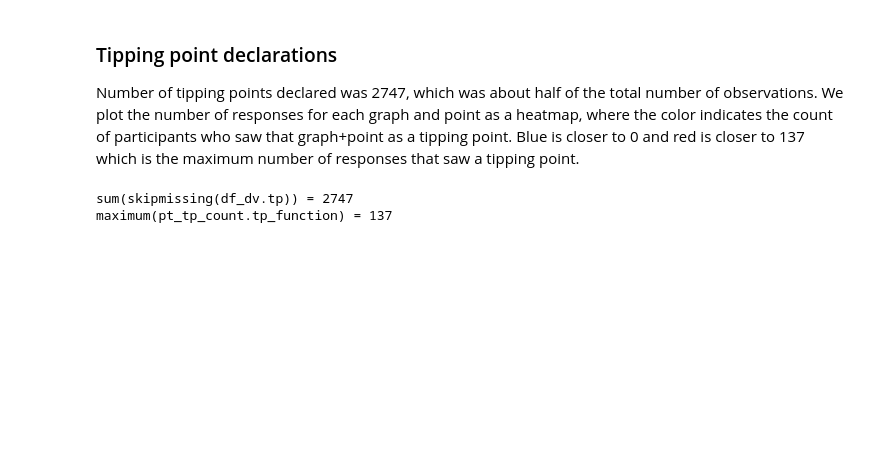
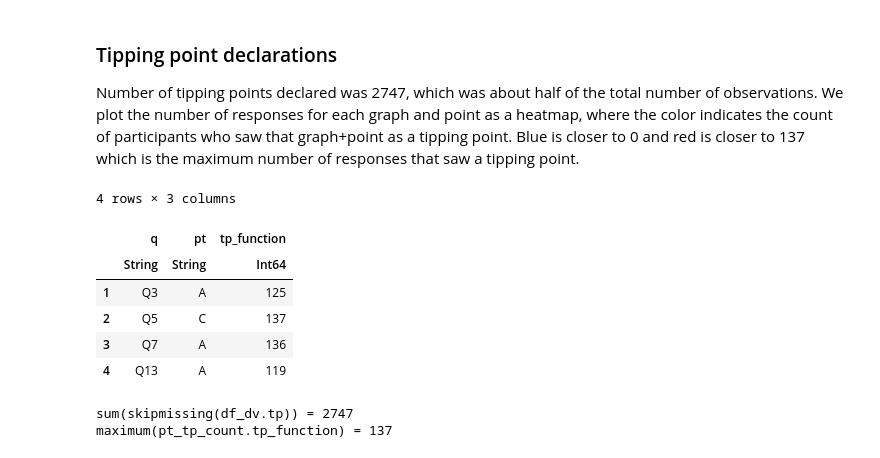
Before and after one commit to brown-ccv/tippingpoint, a Jupyter notebook: 02_descriptive_logistic.ipynb, the cells around one changed output. Drawn from its saved outputs; the diff is of its cells as text; code cells hidden in the pictures; blank space fills up the shorter version.

```diff
--- a/02_descriptive_logistic.ipynb
+++ b/02_descriptive_logistic.ipynb
@@ -123,6 +137,16 @@ DataFrame(colName=names(df_gc[:,2:6]),num=[sum(col) for col = eachcol(df_gc[comp
 ### Tipping point declarations
 
 Number of tipping points declared was 2747, which was about half of the total number of observations. We plot the number of responses for each graph and point as a heatmap, where the color indicates the count of participants who saw that graph+point as a tipping point. Blue is closer to 0 and red is closer to 137 which is the maximum number of responses that saw a tipping point.
+# %%
+pt_tp_count = by(df_dv, [:q, :pt], :tp => z -> sum(skipmissing(z)))
+# %% [output]
+4 rows × 3 columns
+|  | q | pt | tp_function |
+|  | String | String | Int64 |
+| 1 | Q3 | A | 125 |
+| 2 | Q5 | C | 137 |
+| 3 | Q7 | A | 136 |
+| 4 | Q13 | A | 119 |
 # %%
 # how many tipping points declared?
 @show sum(skipmissing(df_dv.tp))
```
Also changed, not shown: parts of 12 cells of this notebook, 2 other files.
